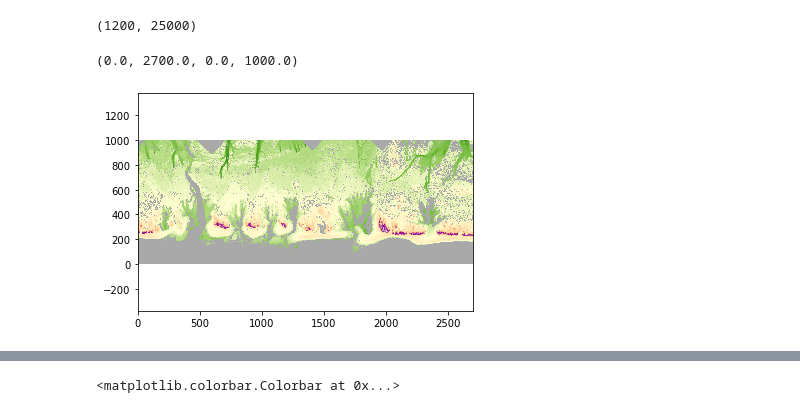
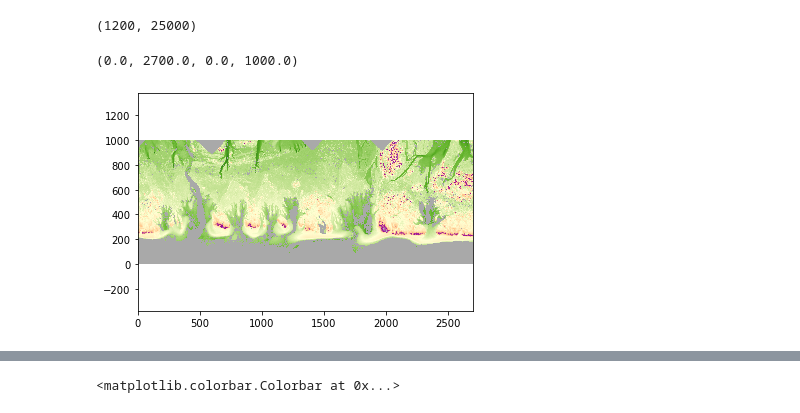
Before and after one commit to csherwood-usgs/CoreBx, a Jupyter notebook: compare_maps_with_lidar.ipynb, the cells around one changed output, grey strips where cells are left out. Cells and saved outputs as stored; diff of their text form; code cells hidden in the pictures.

```diff
--- a/compare_maps_with_lidar.ipynb
+++ b/compare_maps_with_lidar.ipynb
@@ -112,9 +117,9 @@ nmaps, ncross, nalong:  10 1200 25000
 # %%
-print(gnda.shape)
-plt.pcolormesh(gnda[200:,18500:21200], cmap=cmap_ncb)
+print(cana.shape)
+plt.pcolormesh(cana[200:,18500:21200], cmap=cmap_ncb)
 plt.axis('equal')
 # %% [output]
 (1200, 25000)
 (0.0, 2700.0, 0.0, 1000.0)
-[figure, old version]
+[figure, new version]
 # %%
```
Also changed, not shown: parts of 6 cells of this notebook, 3 other files.
